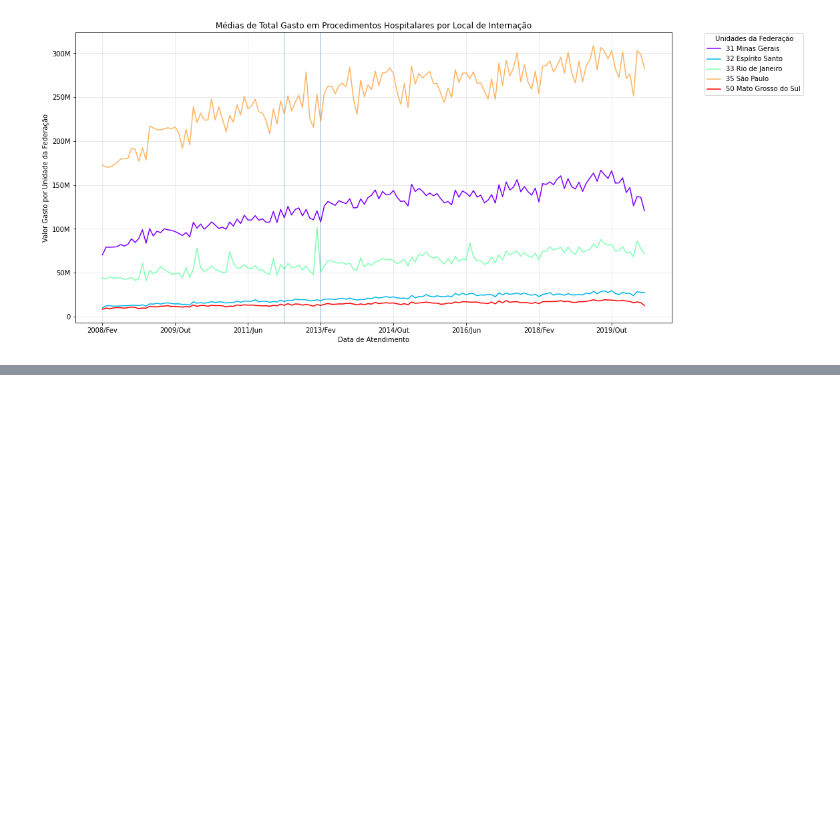
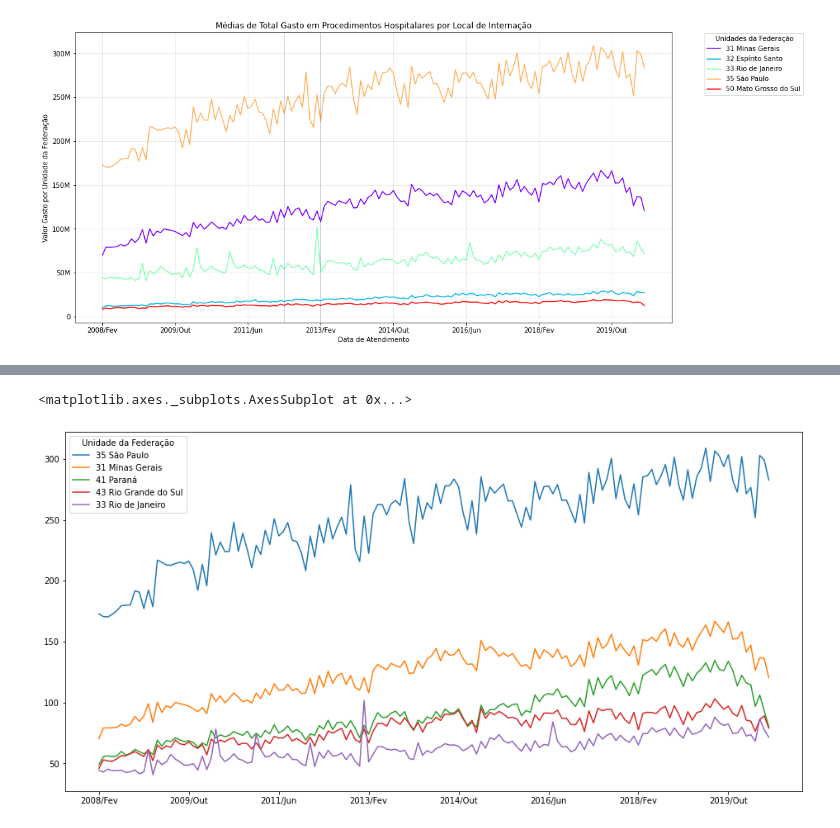
Before and after one commit to carollimaxp/data_science_alura, a Jupyter notebook: DS_Bootcamp_Módulo_1.ipynb, the cells around one changed output, grey strips where cells are left out. Cells and saved outputs as stored; diff of their text form; code cells hidden in the pictures; blank space fills up the shorter version.

```diff
--- a/DS_Bootcamp_Módulo_1.ipynb
+++ b/DS_Bootcamp_Módulo_1.ipynb
@@ -570,0 +595,7 @@ plt.show()
+# %%
+# ajustando a escala dos valores para melhorar visualização
+ordenado_por_total_sem_regiao = ordenado_por_total_sem_regiao / 1000000
+ordenado_por_total_sem_regiao.iloc[:, 6:].head(5).T.plot(figsize = (16, 8))
+# %% [output]
+<matplotlib.axes._subplots.AxesSubplot at 0x...>
+[figure, added]
```
Also changed, not shown: parts of 19 cells of this notebook.
